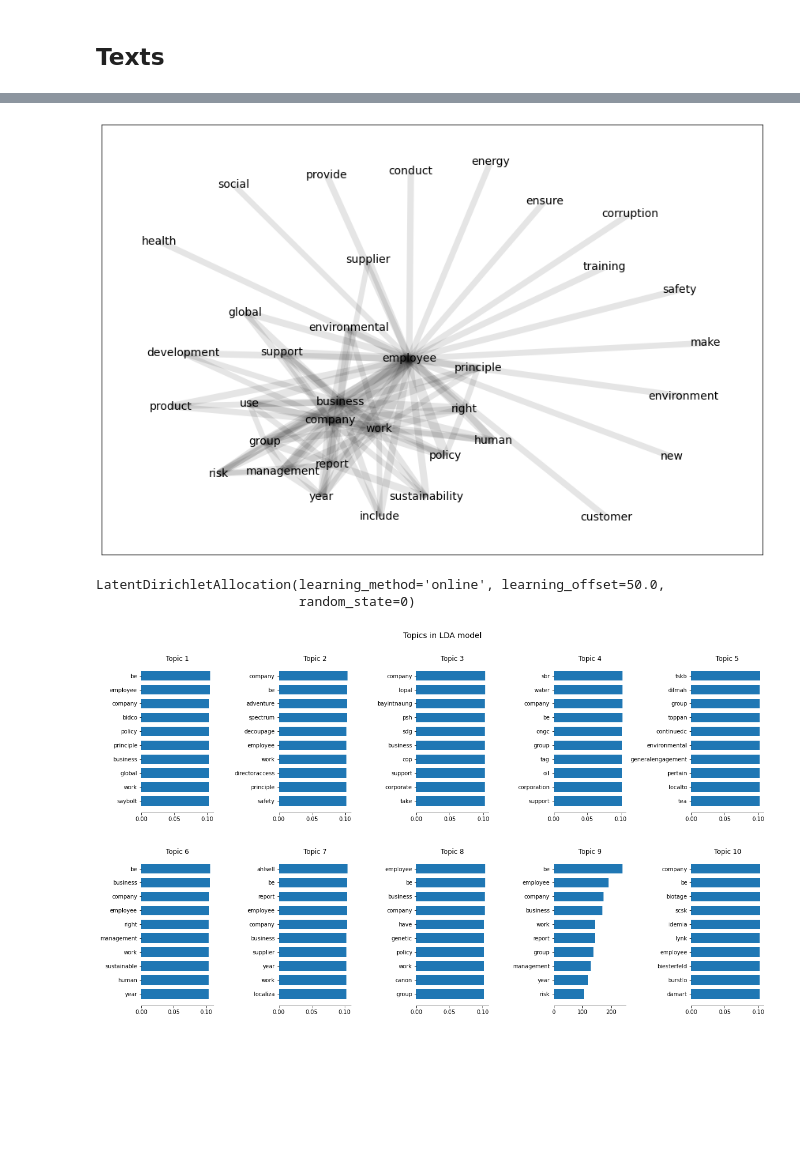
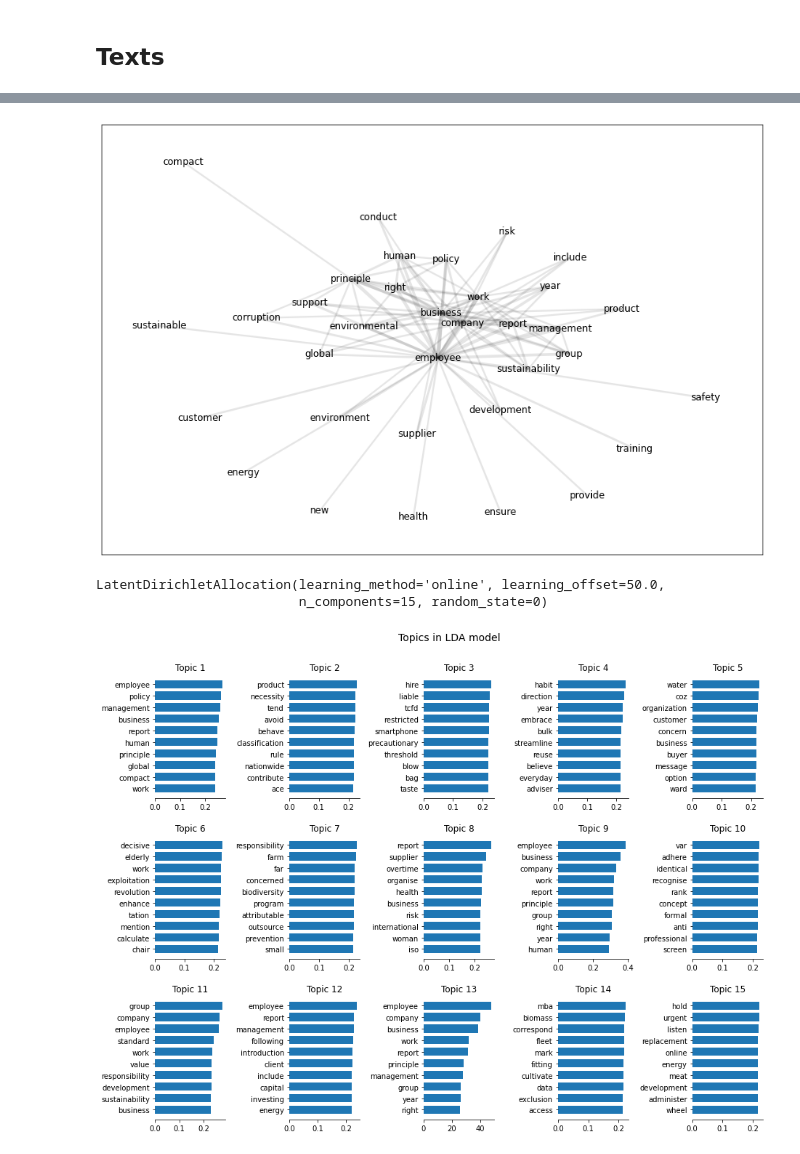
Before and after one commit to fridrichmrtn/sustainability-reports-development-analysis, a Jupyter notebook: doc/preliminary-analysis/preliminary-data-analysis.ipynb, the cells around one changed output, grey strips where cells are left out. Drawn from its saved outputs; the diff is of its cells as text; code cells hidden in the pictures; blank space fills up the shorter version.

Commit message:
Filter on lang confidence.

```diff
--- a/doc/preliminary-analysis/preliminary-data-analysis.ipynb
+++ b/doc/preliminary-analysis/preliminary-data-analysis.ipynb
@@ -83,6 +85,7 @@ def get_characteristics(df):
     ftm = fs.load_model("../../data/lid.176.bin")
     lest = ftm.predict(string, k=1)
     df["lang_est"] = lest[0][0].split("_")[-1]
+    df["lang_est_conf"] = lest[1][0]
     return df
 
 docs_augmented = docs_augmented.apply(get_characteristics, axis=1)
@@ -108,5 +111,5 @@ f.tight_layout();
 # %%
-docs_augmented = docs_augmented[(docs_augmented.lang_est=="en") & (docs_augmented.n_chars>=1000)]
+docs_augmented = docs_augmented[(docs_augmented.lang_est=="en") & (docs_augmented.lang_est_conf>0.6) & (docs_augmented.n_chars>=1000)]
 # %%
 #  the most frequent tokens
 from sklearn.feature_extraction.text import CountVectorizer
@@ -198,6 +201,8 @@ f.tight_layout()
 # %%
-# improve the filter
-docs_reconstructed = docs_upos[[p in ["NOUN", "VERB", "ADJ"] for p in docs_upos.pos]].groupby("doc_id").\
+uf = (docs_upos.pos.isin(["NOUN", "VERB", "ADJ"])) & (np.logical_not(docs_upos.is_stopword)) & (docs_upos.lemma.str.len()>2) &\
+    (docs_upos.text.str.len()<51)
+
+docs_reconstructed = docs_upos[uf].groupby("doc_id").\
     apply(lambda x: " ".join(x["lemma"]))
 del docs_upos
 gc.collect()
@@ -272,48 +277,48 @@ import networkx as nx
 net = nx.convert_matrix.from_pandas_edgelist(coo_counts.sort_values("weight").tail(100),
     source="from", target="to", edge_attr="weight")
 f,ax = plt.subplots(1,1,figsize=(15, 10))
-pos = nx.spring_layout(net, seed=1, iterations=1000)
-nx.draw_networkx_labels(net, pos, font_size=14,
+pos = nx.spring_layout(net, seed=1, iterations=100)
+nx.draw_networkx_labels(net, pos, font_size=12,
     font_family="sans-serif", alpha=1, ax=ax);
-nx.draw_networkx_edges(net, width=[net[u][v]['weight']*.5 for u,v in net.edges()],
+nx.draw_networkx_edges(net, width=[net[u][v]['weight']*.75 for u,v in net.edges()],
     pos=pos, alpha=.1);
 # %% [output]
-[figure, old version]
+[figure, new version]
 # %%
 # lda topics
 from sklearn.decomposition import LatentDirichletAllocation
 
-tfidfvec = TfidfVectorizer(min_df=2)
+tfidfvec = TfidfVectorizer(min_df=25, max_features=5000)
 tfidf_counts = tfidfvec.fit_transform(docs_reconstructed)
 
-lda = LatentDirichletAllocation(n_components=10, max_iter=10,
+lda = LatentDirichletAllocation(n_components=15, max_iter=10,
     learning_method='online', learning_offset=50., random_state=0)
 lda.fit(tfidf_counts)
 # %% [output]
 LatentDirichletAllocation(learning_method='online', learning_offset=50.0,
-                          random_state=0)
+                          n_components=15, random_state=0)
 # %%
 def plot_top_words(model, feature_names, n_top_words, title):
-    fig, axes = plt.subplots(2, 5, figsize=(20, 10))
+    fig, axes = plt.subplots(3, 5, figsize=(15, 10))
     axes = axes.flatten()
     for topic_idx, topic in enumerate(model.components_):
         top_features_ind = topic.argsort()[:-n_top_words - 1:-1]
         top_features = [feature_names[i] for i in top_features_ind]
         weights = topic[top_features_ind]
 
         ax = axes[topic_idx]
         ax.barh(top_features, weights, height=0.7)
         ax.set_title(f'Topic {topic_idx +1}',
                      fontdict={'fontsize': 12})
         ax.invert_yaxis()
         ax.tick_params(axis='both', which='major', labelsize=10)
         for i in 'top right left'.split():
             ax.spines[i].set_visible(False)
         fig.suptitle(title, fontsize=14)
 
     plt.subplots_adjust(top=0.90, bottom=0.05, wspace=0.90, hspace=0.3)
     plt.show()
 
 plot_top_words(lda, tfidfvec.get_feature_names(), 10, "Topics in LDA model")
 # %% [output]
-[figure, old version]
+[figure, new version]
```
Also changed, not shown: parts of 18 cells of this notebook.
